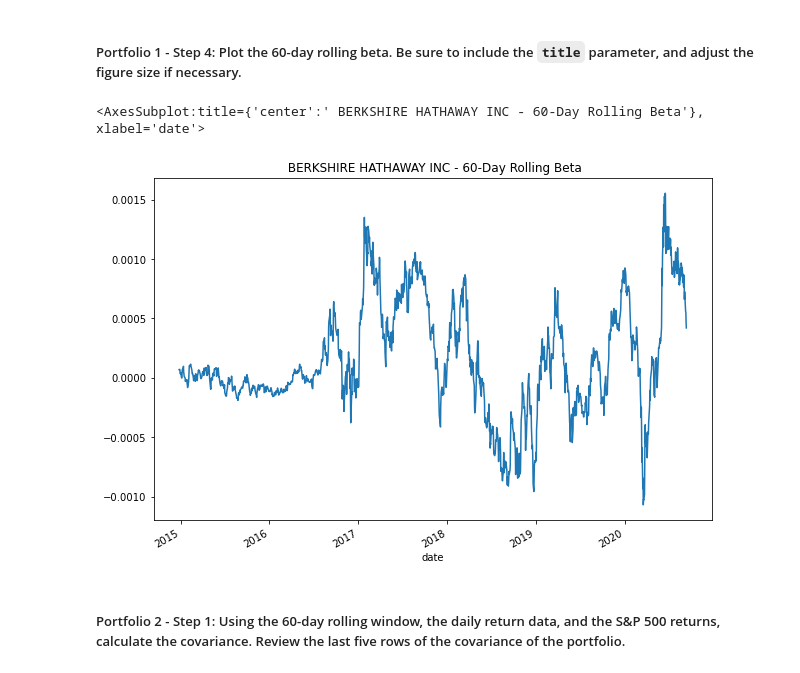
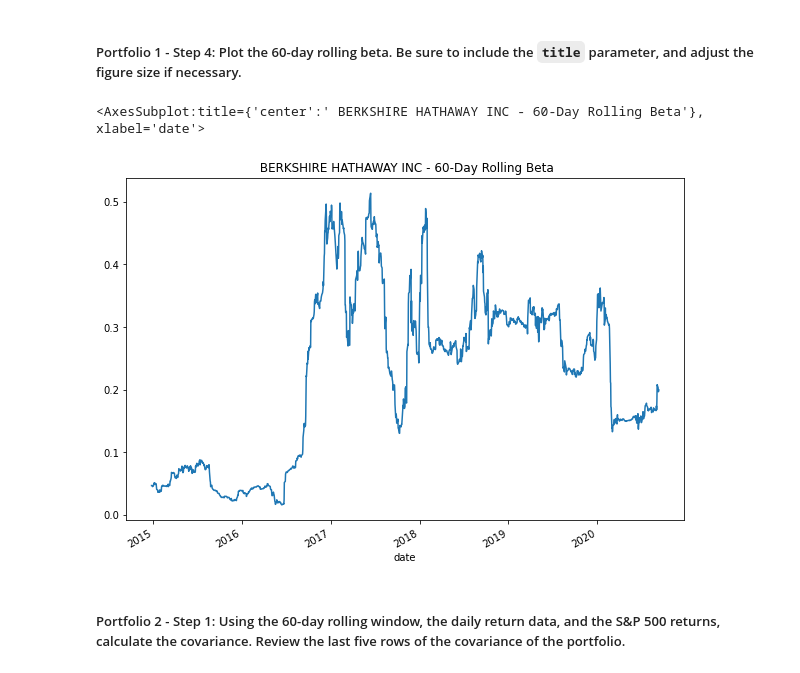
Before and after one commit to sidbetatester/market_risk_analyser, a Jupyter notebook: risk_return_analysis.ipynb, the cells around one changed output. Saved outputs shown, nothing was run; the diff lists cells and outputs as text; code cells hidden in the pictures.

Commit message:
Updated Comments, Readme file and Images

```diff
--- a/risk_return_analysis.ipynb
+++ b/risk_return_analysis.ipynb
@@ -534,11 +534,11 @@ Name: BERKSHIRE HATHAWAY INC, Length: 1438, dtype: float64
 # %%
 # Plot the rolling beta
 # Include a title parameter and adjust the figure size
 # YOUR CODE HERE
-bh_rolling_60_mean.plot(figsize=(10,7), title=" BERKSHIRE HATHAWAY INC - 60-Day Rolling Beta")
+bh_snp_rolling_60_beta.plot(figsize=(10,7), title=" BERKSHIRE HATHAWAY INC - 60-Day Rolling Beta")
 # %% [output]
 <AxesSubplot:title={'center':' BERKSHIRE HATHAWAY INC - 60-Day Rolling Beta'}, xlabel='date'>
-[figure, old version]
+[figure, new version]
 # %% [markdown]
 ##### Portfolio 2 - Step 1: Using the 60-day rolling window, the daily return data, and the S&P 500 returns, calculate the covariance. Review the last five rows of the covariance of the portfolio.
 # %%
```
Also changed, not shown: parts of 4 cells of this notebook, 3 other files.
